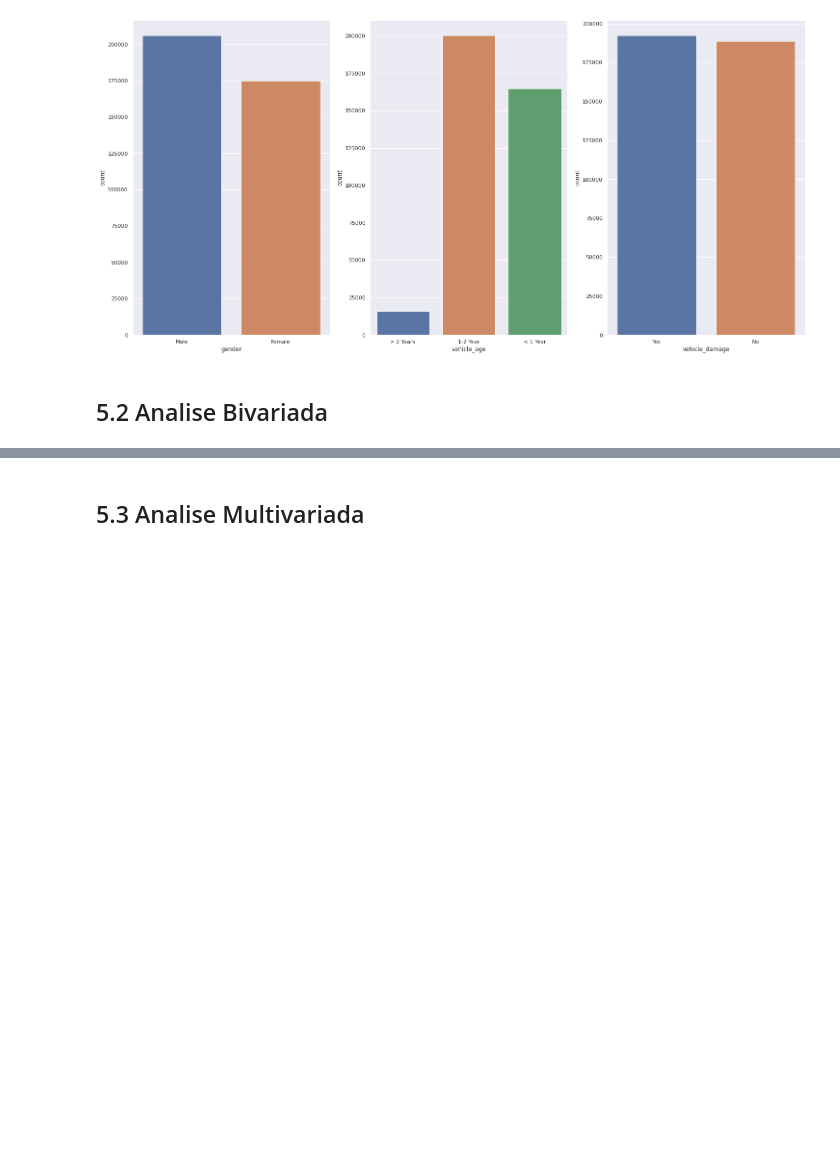
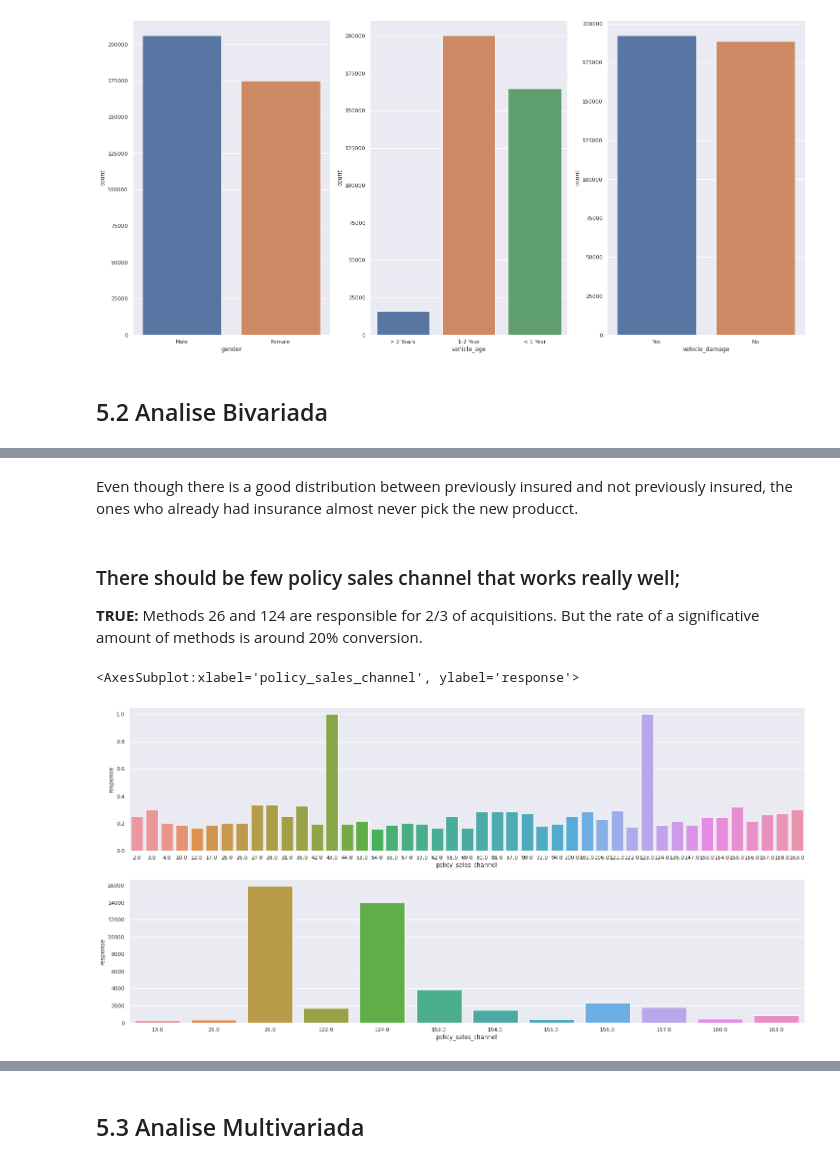
Before and after one commit to rafael-asousa/Cross-Sell-Prediction, a Jupyter notebook: notebook/cross-sell-predictions.ipynb, the cells around one changed output, grey strips where cells are left out. Cells and saved outputs as stored; diff of their text form; code cells hidden in the pictures; blank space fills up the shorter version.

```diff
--- a/notebook/cross-sell-predictions.ipynb
+++ b/notebook/cross-sell-predictions.ipynb
@@ -287,0 +306,22 @@ sns.countplot(x='vehicle_damage', data=cat_attributes )
+# %% [markdown]
+Even though there is a good distribution between previously insured and not previously insured, the ones who already had insurance almost never pick the new producct.
+# %% [markdown]
+### There should be few policy sales channel that works really well;
+<b>TRUE:</b> Methods 26 and 124 are responsible for 2/3 of acquisitions. But the rate of a significative amount of methods is around 20% conversion.
+# %%
+aux1 = df5[['policy_sales_channel', 'response']].groupby('policy_sales_channel').mean().reset_index()
+aux2 = df5[['policy_sales_channel', 'response']].groupby('policy_sales_channel').sum().reset_index()
+
+aux1 = aux1[aux1['response'] > 0.15]
+aux2 = aux2[aux2['response'] > 200]
+
+plt.subplot(2,1,1)
+sns.barplot(x='policy_sales_channel',y='response',data=aux1)
+
+plt.subplot(2,1,2)
+sns.barplot(x='policy_sales_channel',y='response',data=aux2)
+
+#We disconsider the importance of the outliars because they are represented by only of sample
+# %% [output]
+<AxesSubplot:xlabel='policy_sales_channel', ylabel='response'>
+[figure, added]
```
Also changed, not shown: parts of 13 cells of this notebook.
